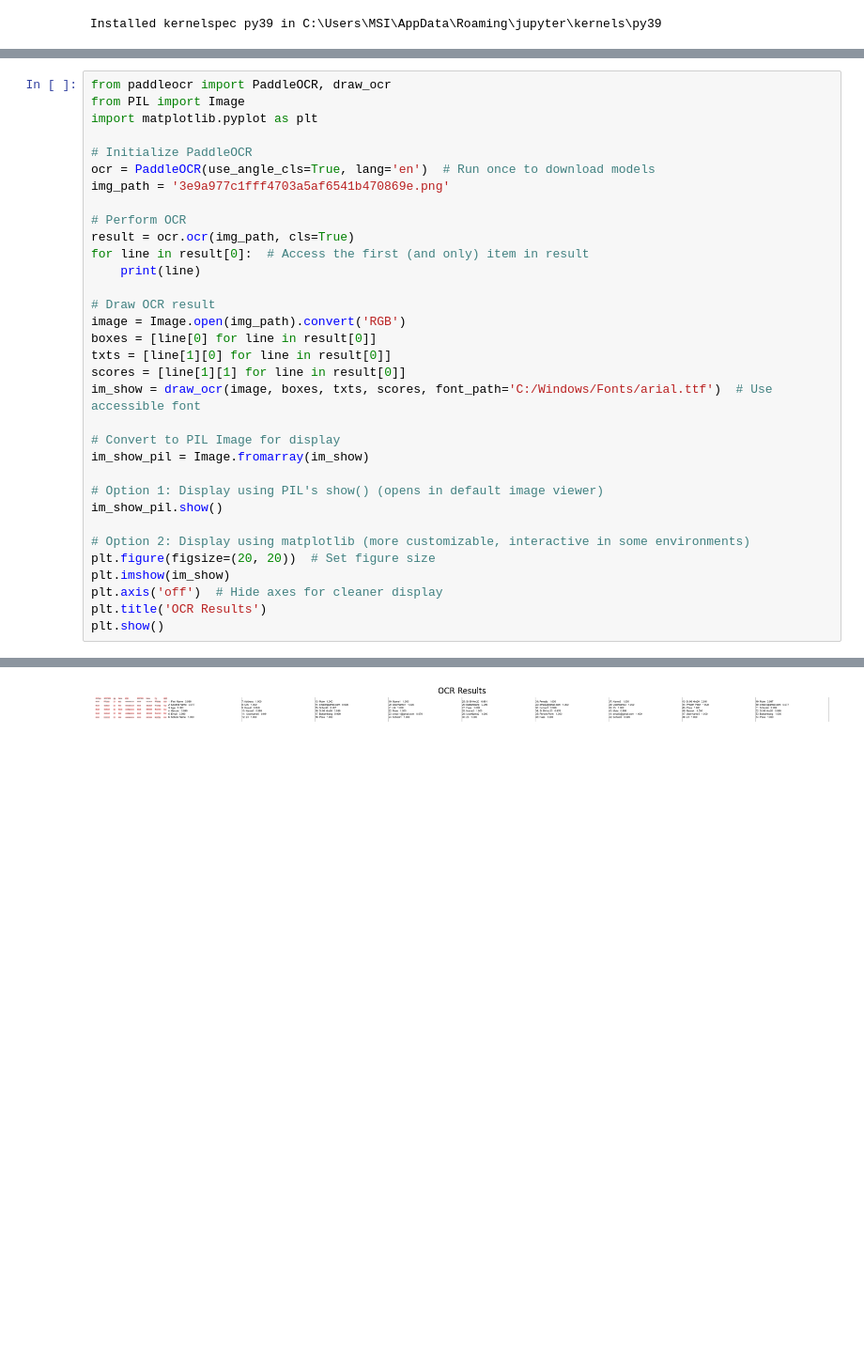
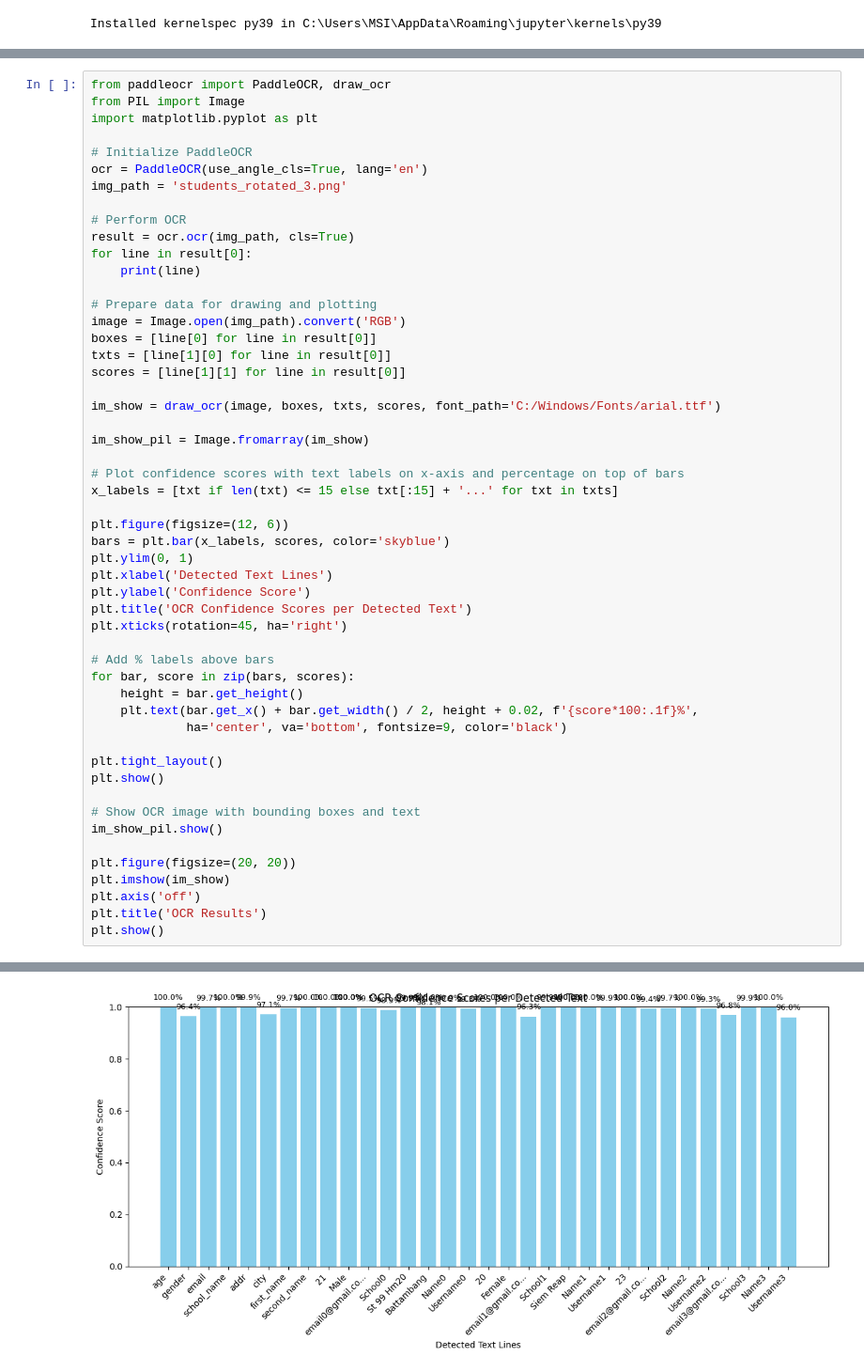
Before and after one commit to JackyDOM/Oject_YOLO, a Jupyter notebook: train_model.ipynb, the cells around one changed output, grey strips where cells are left out. Shown at 94% size. Saved outputs shown, nothing was run; the diff lists cells and outputs as text; blank space fills up the shorter version.

```diff
--- a/train_model.ipynb
+++ b/train_model.ipynb
@@ -398,31 +433,50 @@ from PIL import Image
 import matplotlib.pyplot as plt
 
 # Initialize PaddleOCR
-ocr = PaddleOCR(use_angle_cls=True, lang='en')  # Run once to download models
-img_path = '3e9a977c1fff4703a5af6541b470869e.png'
+ocr = PaddleOCR(use_angle_cls=True, lang='en')
+img_path = 'students_rotated_3.png'
 
 # Perform OCR
 result = ocr.ocr(img_path, cls=True)
-for line in result[0]:  # Access the first (and only) item in result
+for line in result[0]:
     print(line)
 
-# Draw OCR result
+# Prepare data for drawing and plotting
 image = Image.open(img_path).convert('RGB')
 boxes = [line[0] for line in result[0]]
 txts = [line[1][0] for line in result[0]]
 scores = [line[1][1] for line in result[0]]
-im_show = draw_ocr(image, boxes, txts, scores, font_path='C:/Windows/Fonts/arial.ttf')  # Use accessible font
 
-# Convert to PIL Image for display
+im_show = draw_ocr(image, boxes, txts, scores, font_path='C:/Windows/Fonts/arial.ttf')
+
 im_show_pil = Image.fromarray(im_show)
 
-# Option 1: Display using PIL's show() (opens in default image viewer)
+# Plot confidence scores with text labels on x-axis and percentage on top of bars
+x_labels = [txt if len(txt) <= 15 else txt[:15] + '...' for txt in txts]
+
+plt.figure(figsize=(12, 6))
+bars = plt.bar(x_labels, scores, color='skyblue')
+plt.ylim(0, 1)
+plt.xlabel('Detected Text Lines')
+plt.ylabel('Confidence Score')
+plt.title('OCR Confidence Scores per Detected Text')
+plt.xticks(rotation=45, ha='right')
+
+# Add % labels above bars
+for bar, score in zip(bars, scores):
+    height = bar.get_height()
+    plt.text(bar.get_x() + bar.get_width() / 2, height + 0.02, f'{score*100:.1f}%',
+             ha='center', va='bottom', fontsize=9, color='black')
+
+plt.tight_layout()
+plt.show()
+
+# Show OCR image with bounding boxes and text
 im_show_pil.show()
 
-# Option 2: Display using matplotlib (more customizable, interactive in some environments)
-plt.figure(figsize=(20, 20))  # Set figure size
+plt.figure(figsize=(20, 20))
 plt.imshow(im_show)
-plt.axis('off')  # Hide axes for cleaner display
+plt.axis('off')
 plt.title('OCR Results')
 plt.show()
 # %% [output]
@@ -446 +500 @@ plt.show()
-[figure, old version]
+[figure, new version]
```
Also changed, not shown: parts of 4 cells of this notebook, 1 other file.
